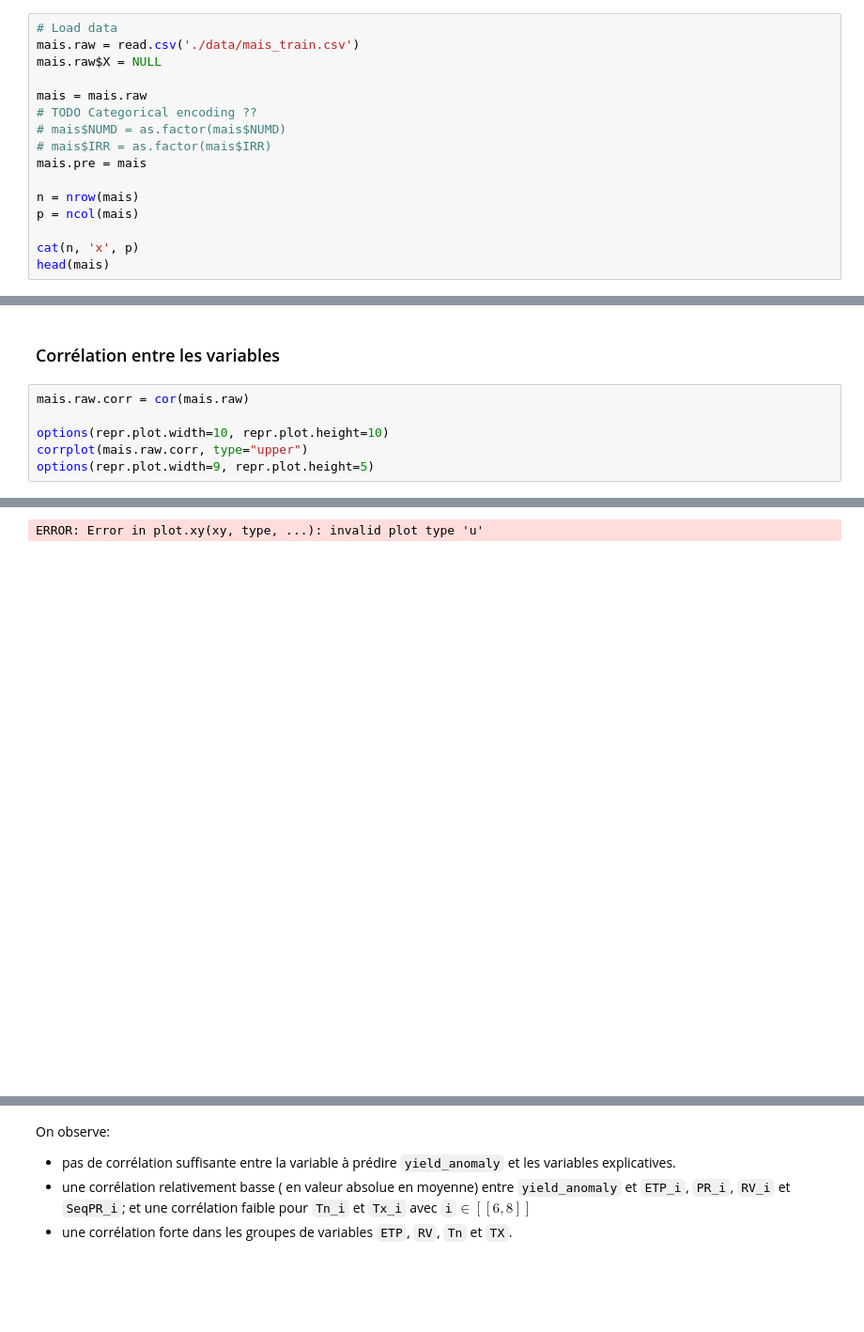
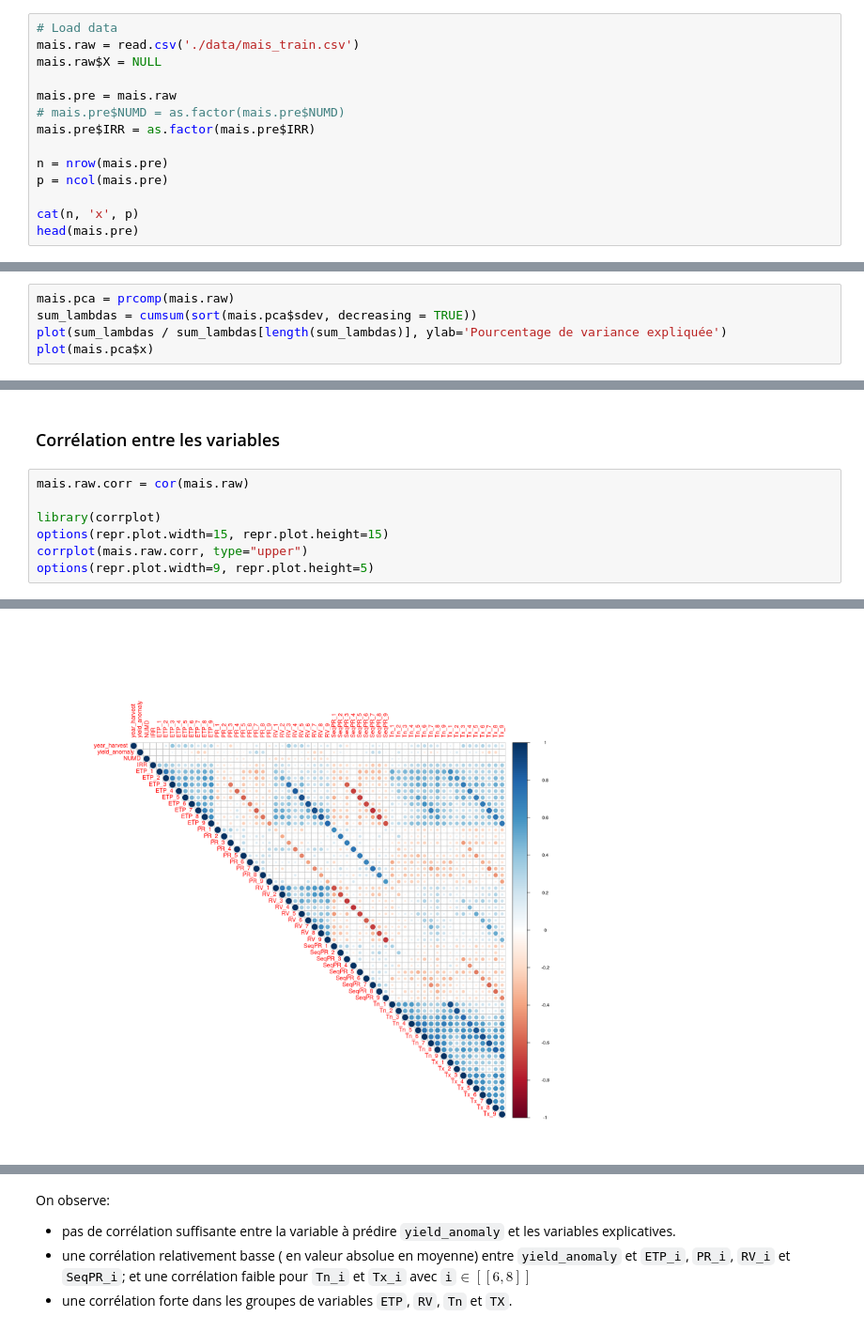
Before and after one commit to YunfeiZHAO/SY19_projet2, a Jupyter notebook: 2.regression.ipynb, the cells around one changed output, grey strips where cells are left out. Shown at 94% size. Cells and saved outputs as stored; diff of their text form; blank space fills up the shorter version.

```diff
--- a/2.regression.ipynb
+++ b/2.regression.ipynb
@@ -194,17 +194,15 @@ range_cols = function(keys, r=1:9) {
 mais.raw = read.csv('./data/mais_train.csv')
 mais.raw$X = NULL
 
-mais = mais.raw
-# TODO Categorical encoding ??
-# mais$NUMD = as.factor(mais$NUMD)
-# mais$IRR = as.factor(mais$IRR)
-mais.pre = mais
+mais.pre = mais.raw
+# mais.pre$NUMD = as.factor(mais.pre$NUMD)
+mais.pre$IRR = as.factor(mais.pre$IRR)
 
-n = nrow(mais)
-p = ncol(mais)
+n = nrow(mais.pre)
+p = ncol(mais.pre)
 
 cat(n, 'x', p)
-head(mais)
+head(mais.pre)
 # %% [output]
 2300 x 58
 | year_harvest | yield_anomaly | NUMD | IRR | ETP_1 | ETP_2 | ETP_3 | ETP_4 | ETP_5 | ETP_6 | ⋯ | ... |
@@ -257,3 +255,8 @@ unique_freq
 boxplot(mais.pre)
 # %% [output]
 [figure]
+# %%
+mais.pca = prcomp(mais.raw)
+sum_lambdas = cumsum(sort(mais.pca$sdev, decreasing = TRUE))
+plot(sum_lambdas / sum_lambdas[length(sum_lambdas)], ylab='Pourcentage de variance expliquée')
+plot(mais.pca$x)
@@ -310,7 +316,8 @@ On s'aperçoit qu'il n'y a pas de variables ayant une variance quasi nulle.
 # %%
 mais.raw.corr = cor(mais.raw)
 
-options(repr.plot.width=10, repr.plot.height=10)
+library(corrplot)
+options(repr.plot.width=15, repr.plot.height=15)
 corrplot(mais.raw.corr, type="upper")
 options(repr.plot.width=9, repr.plot.height=5)
 # %% [output]
@@ -319,4 +324,3 @@ Warning message in plot.xy(xy, type, ...):
-ERROR: Error in plot.xy(xy, type, ...): invalid plot type 'u'
-[figure, old version]
+[figure, new version]
 # %%
 # Take variables 2 by 2 and if correlation is high, only keep one
```
Also changed, not shown: parts of 48 cells of this notebook.
